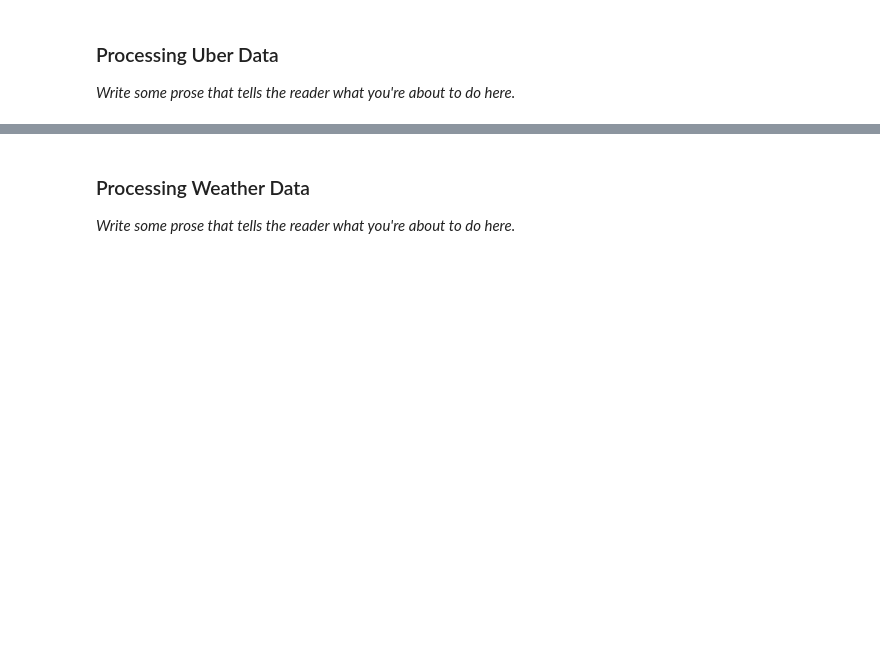
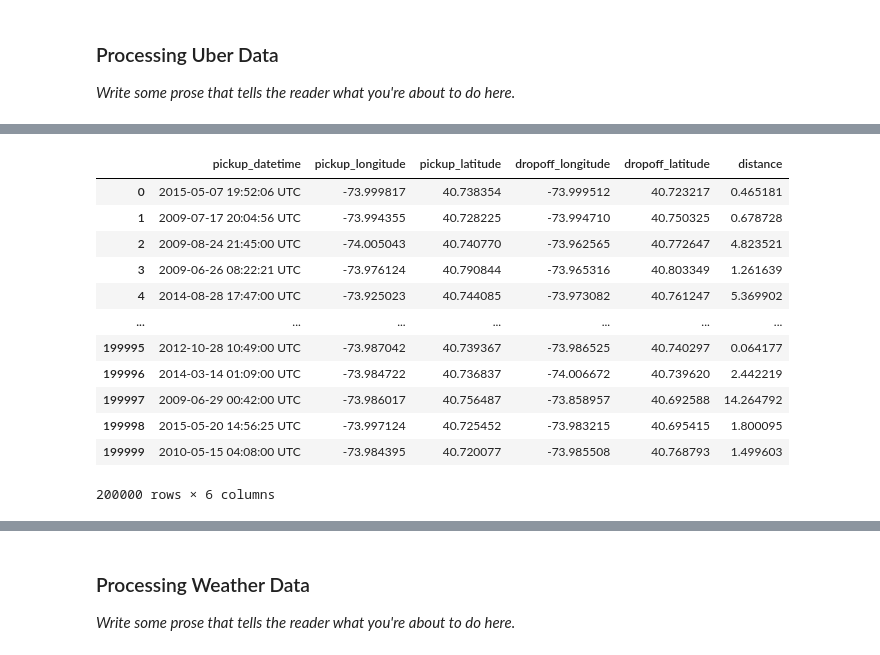
Before and after one commit to APWalter/IEOR4501-Final-Project, a Jupyter notebook: project_code.ipynb, the cells around one changed output, grey strips where cells are left out. Saved outputs shown, nothing was run; the diff lists cells and outputs as text; code cells hidden in the pictures; blank space fills up the shorter version.

```diff
--- a/project_code.ipynb
+++ b/project_code.ipynb
@@ -130,9 +166,19 @@ test_calculate_distance()
 # %%
+'''
+Here we will add a distance column to our dataframe with the newly calculated distances
+
+@return returns dataframe with new distance column
+'''
+
 def add_distance_column(dataframe):
-#     raise NotImplemented()
     distances = []
     for index, row in dataframe.iterrows():
-        distances.append(calculate_distance((row['pickup_longitude'], row['pickup_latitude']), (row['dropoff_longitude'], row['dropoff_latitude'])))
+        distances.append(
+            calculate_distance(
+                (row["pickup_longitude"], row["pickup_latitude"]),
+                (row["dropoff_longitude"], row["dropoff_latitude"]),
+            )
+        )
     print(distances)
-    dataframe['distance'] = distances
+    dataframe["distance"] = distances
     return dataframe
@@ -215,19 +294,50 @@ OverflowError: signed integer is greater than maximum
 
 _Write some prose that tells the reader what you're about to do here._
 # %%
+'''
+First, we will load the Uber data and drop the columns that aren't needed
+After that, we will filter for trips that are strictly in the given coordinates
+
+@return a dataframe with the clean and filtered Uber data
+'''
+
 def load_and_clean_uber_data(csv_file):
-#     raise NotImplemented()
+    #     raise NotImplemented()
     df = pd.read_csv(csv_file)
-    df.drop(['passenger_count', 'key', 'fare_amount'], axis = 1, inplace = True)
-    df = df.iloc[: , 1:]
-    df.drop(df[df['pickup_longitude'] < -74.242330].index.intersection(df[df['pickup_longitude'] > -73.717047].index), inplace=True)
-    df.drop(df[df['dropoff_longitude'] < -74.242330].index.intersection(df[df['dropoff_longitude'] > -73.717047].index), inplace=True)
-    df.drop(df[df['pickup_latitude'] < 40.560445].index.intersection(df[df['pickup_latitude'] > 40.908524].index), inplace=True)
-    df.drop(df[df['dropoff_latitude'] < 40.560445].index.intersection(df[df['dropoff_latitude'] > 40.908524].index), inplace=True)
+    df.drop(["passenger_count", "key", "fare_amount"], axis=1, inplace=True)
+    df = df.iloc[:, 1:]
+    df.drop(
+        df[df["pickup_longitude"] < -74.242330].index.intersection(
+            df[df["pickup_longitude"] > -73.717047].index
+        ),
+        inplace=True,
+    )
+    df.drop(
+        df[df["dropoff_longitude"] < -74.242330].index.intersection(
+            df[df["dropoff_longitude"] > -73.717047].index
+        ),
+        inplace=True,
+    )
+    df.drop(
+        df[df["pickup_latitude"] < 40.560445].index.intersection(
+            df[df["pickup_latitude"] > 40.908524].index
+        ),
+        inplace=True,
+    )
+    df.drop(
+        df[df["dropoff_latitude"] < 40.560445].index.intersection(
+            df[df["dropoff_latitude"] > 40.908524].index
+        ),
+        inplace=True,
+    )
     return df
+
 
 def get_uber_data():
     uber_dataframe = load_and_clean_uber_data(UBER_CSV)
     add_distance_column(uber_dataframe)
     return uber_dataframe
-# get_uber_data()
+
+
+get_uber_data()
+# %% [output]
@@ -233,0 +353,13 @@ def get_uber_data():
+|  | pickup_datetime | pickup_longitude | pickup_latitude | dropoff_longitude | dropoff_latitude | distance |
+| 0 | 2015-05-07 19:52:06 UTC | -73.999817 | 40.738354 | -73.999512 | 40.723217 | 0.465181 |
+| 1 | 2009-07-17 20:04:56 UTC | -73.994355 | 40.728225 | -73.994710 | 40.750325 | 0.678728 |
+| 2 | 2009-08-24 21:45:00 UTC | -74.005043 | 40.740770 | -73.962565 | 40.772647 | 4.823521 |
+| 3 | 2009-06-26 08:22:21 UTC | -73.976124 | 40.790844 | -73.965316 | 40.803349 | 1.261639 |
+| 4 | 2014-08-28 17:47:00 UTC | -73.925023 | 40.744085 | -73.973082 | 40.761247 | 5.369902 |
+| ... | ... | ... | ... | ... | ... | ... |
+| 199995 | 2012-10-28 10:49:00 UTC | -73.987042 | 40.739367 | -73.986525 | 40.740297 | 0.064177 |
+| 199996 | 2014-03-14 01:09:00 UTC | -73.984722 | 40.736837 | -74.006672 | 40.739620 | 2.442219 |
+| 199997 | 2009-06-29 00:42:00 UTC | -73.986017 | 40.756487 | -73.858957 | 40.692588 | 14.264792 |
+| 199998 | 2015-05-20 14:56:25 UTC | -73.997124 | 40.725452 | -73.983215 | 40.695415 | 1.800095 |
+| 199999 | 2010-05-15 04:08:00 UTC | -73.984395 | 40.720077 | -73.985508 | 40.768793 | 1.499603 |
+200000 rows × 6 columns
```
Also changed, not shown: parts of 21 cells of this notebook.
